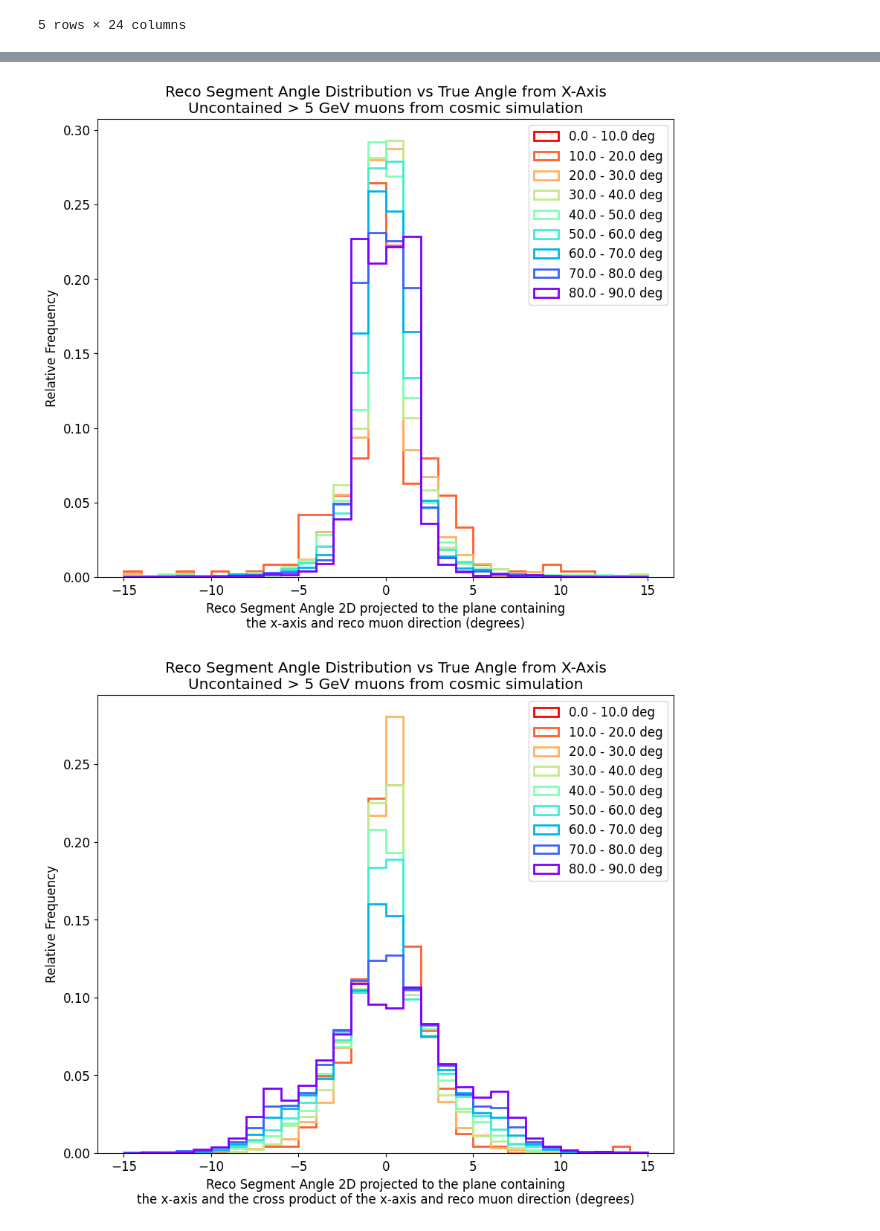
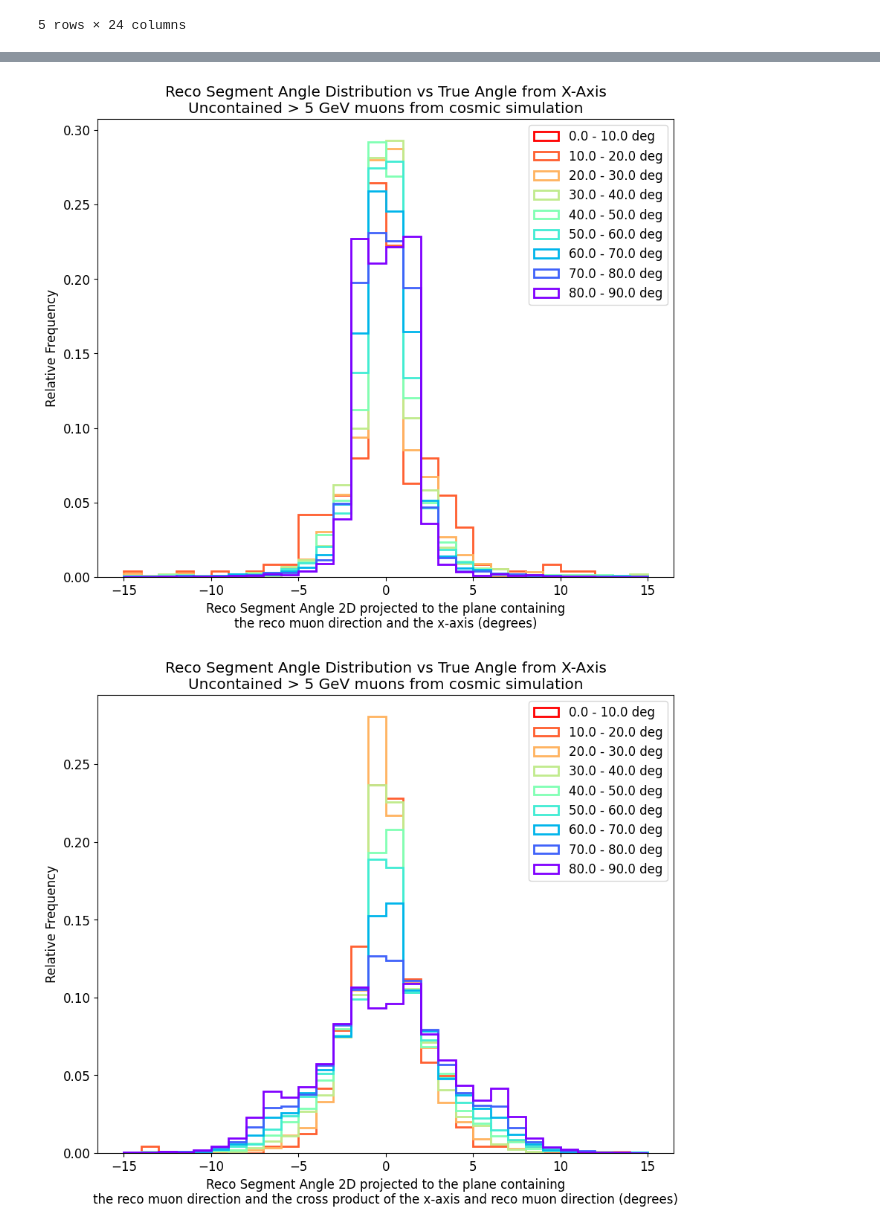
Before and after one commit to leehagaman/spine_mcs_angle_studies, a Jupyter notebook: segment_angle_plots.ipynb, the cells around one changed output, grey strips where cells are left out. Drawn from its saved outputs; the diff is of its cells as text; code cells hidden in the pictures.

```diff
--- a/segment_angle_plots.ipynb
+++ b/segment_angle_plots.ipynb
@@ -85,9 +85,10 @@ for event_i in tqdm(range(len(reco_segment_dirs))):
         event_reco_2d_angle_x_muondir.append(angle_x_muondir)
 
         # cross product of x_axis and mu_dir
-        u1 = np.cross(x_axis, event_muon_dir)
+        u1 = event_muon_dir
         u1 /= np.linalg.norm(u1)
-        u2 = event_muon_dir - np.dot(event_muon_dir, u1) * u1
+        cross = np.cross(x_axis, event_muon_dir)
+        u2 = cross - np.dot(cross, u1) * u1
         u2 /= np.linalg.norm(u2)
         seg1_proj = np.array([np.dot(segment_1_dir_3d, u1), np.dot(segment_1_dir_3d, u2)])
         seg2_proj = np.array([np.dot(segment_2_dir_3d, u1), np.dot(segment_2_dir_3d, u2)])
@@ -233,35 +234,35 @@ for angle_type in ["3d", "x_muondir", "perpx_muondir"]:
         bins = np.linspace(-15, 15, 31)
     elif angle_type == "x_muondir":
         segment_angles = uncontained_high_energy_df['reco_2d_angle_x_muondir'].to_numpy() * 180 / np.pi
-        xlabel = 'Reco Segment Angle 2D projected to the plane containing\nthe x-axis and reco muon direction (degrees)'
+        xlabel = 'Reco Segment Angle 2D projected to the plane containing\nthe reco muon direction and the x-axis (degrees)'
         bins = np.linspace(-15, 15, 31)
     elif angle_type == "perpx_muondir":
         segment_angles = uncontained_high_energy_df['reco_2d_angle_perpx_muondir'].to_numpy() * 180 / np.pi
-        xlabel = 'Reco Segment Angle 2D projected to the plane containing\nthe x-axis and the cross product of the x-axis and reco muon direction (degrees)'
+        xlabel = 'Reco Segment Angle 2D projected to the plane containing\nthe reco muon direction and the cross product of the x-axis and reco muon direction (degrees)'
         bins = np.linspace(-15, 15, 31)
     segment_angles_by_x_angle = []
 
     x_angle_bins = np.linspace(0, 90, 10)
     x_angles = uncontained_high_energy_df['true_angle_from_x_axis'].to_numpy()
     for i in range(len(x_angle_bins) - 1):
         curr_mask = (x_angles >= x_angle_bins[i]) & (x_angles < x_angle_bins[i+1])
         curr_segment_angles = segment_angles[curr_mask]
         total_segment_angles = np.array([])
         for event_segment_angles in curr_segment_angles:
             total_segment_angles = np.concatenate([total_segment_angles, event_segment_angles])
         segment_angles_by_x_angle.append(total_segment_angles)
 
     rainbow_colors = plt.cm.rainbow(np.linspace(1, 0, len(x_angle_bins) - 1))
 
     plt.figure(figsize=(10, 8))
     for i in range(len(x_angle_bins) - 1):
         plt.hist(segment_angles_by_x_angle[i], bins=bins, histtype='step', density=True, label=f'{x_angle_bins[i]} - {x_angle_bins[i+1]} deg', lw=2, color=rainbow_colors[i])
     plt.xlabel(xlabel)
     plt.ylabel('Relative Frequency')
     plt.title('Reco Segment Angle Distribution vs True Angle from X-Axis\nUncontained > 5 GeV muons from cosmic simulation')
     plt.legend()
     plt.show()
 # %% [output]
 [figure]
-[figure, old version]
+[figure, new version]
-[figure, old version]
+[figure, new version]
```
Also changed, not shown: 1 other file.
